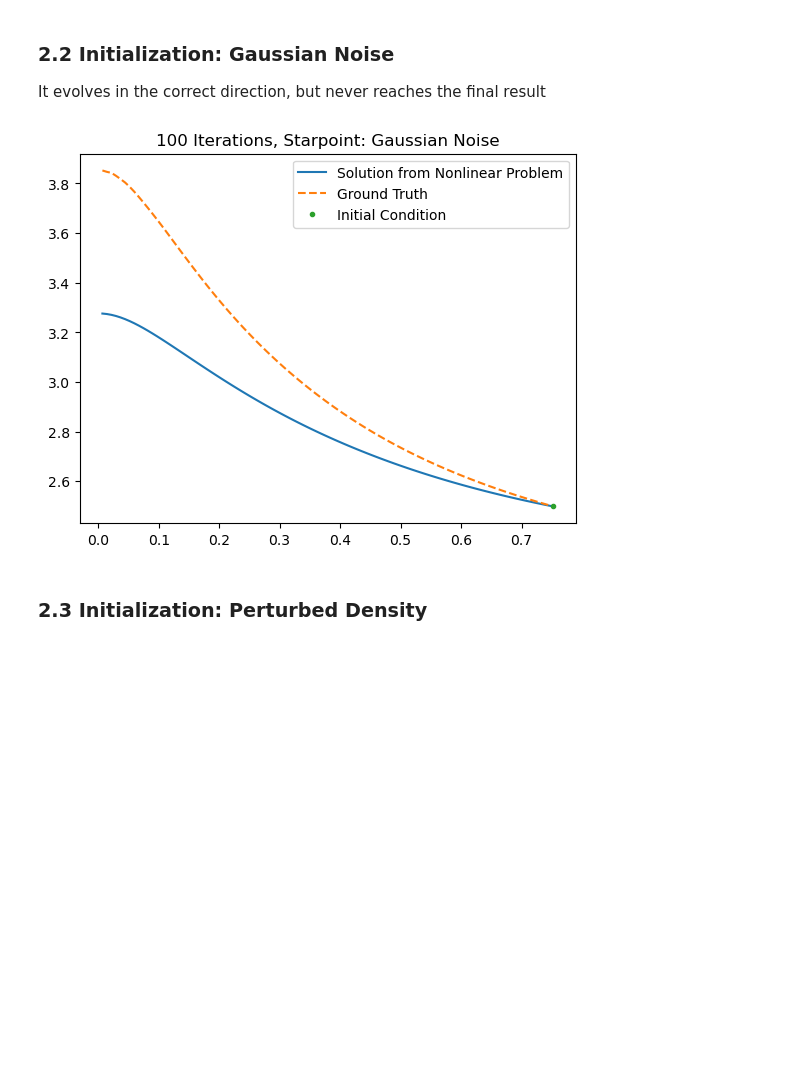
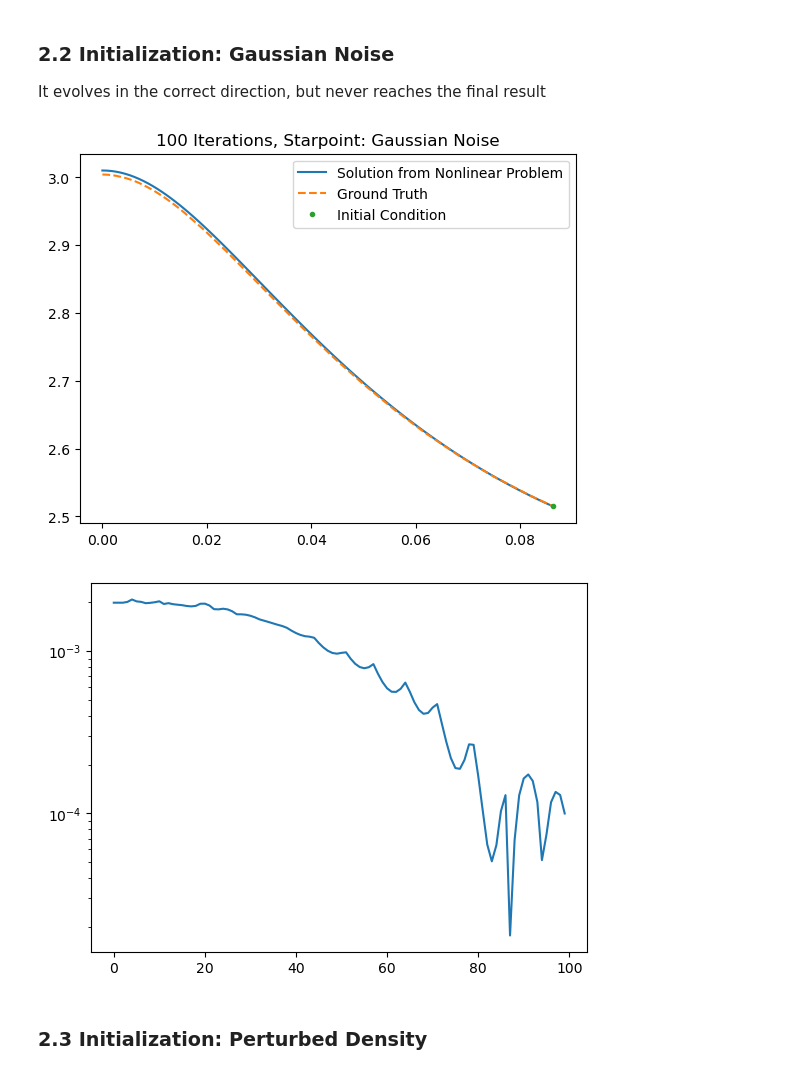
Before and after one commit to Poincare-code/henri, a Jupyter notebook: notebooks/validation-notebooks/Relevant/Non_Linear_Implementation.ipynb, the cells around one changed output. Cells and saved outputs as stored; diff of their text form; code cells hidden in the pictures; blank space fills up the shorter version.

```diff
--- a/notebooks/validation-notebooks/Relevant/Non_Linear_Implementation.ipynb
+++ b/notebooks/validation-notebooks/Relevant/Non_Linear_Implementation.ipynb
@@ -109,7 +109,7 @@ in which $\delta S_{1}$ and $\delta \psi$ can be interpreted as the covariance o
 ## 2. Solver
 # %%
 # Definition of the source term S1
-S1 = - 2*np.pi*rho
+S1 = - 2*np.pi*rho*psi**6
 
 # Symbol nomenclature
 r     = sp.symbols('r')
@@ -117,7 +117,7 @@ n     = sp.symbols('n')
 R_max = sp.symbols('R_max')
 
 # Definition of the basis functions
-basis_func = sp.sqrt(2) * sp.sin(n * sp.pi * r / R_max) / (n**2 * r)
+basis_func = sp.sqrt(2) * sp.sin(n * sp.pi * r / R_max) / (r * n**2)
 
 # Definition of the laplacian operator
 laplacian = lambda r, func: sp.diff(func, r, 2) + 2 / r * sp.diff(func, r)
@@ -189,36 +187,3 @@ def solve_ode(basis_func_matrix, design_matrix, y, S, L):
 # %% [markdown]
 ### 2.1 Initialization: Correct Solution
 The estimation is correct, however, more numerical steps increases the deviation from the correct solution
-# %%
-psi_init = psi
-N = 25                               # Number of basis functions
-S = 1.0e-3*np.identity(len(R)+1)     # Sigma matrix
-L = 1.0e-1*np.identity(N+1)             #
-
-# Define the arrays which store the variables
-iteration_steps        = 5
-psi_mean_storage       = np.zeros((len(psi), iteration_steps+1))
-psi_var_storage        = np.zeros((len(psi), len(psi), iteration_steps+1))
-residu                 = np.zeros((len(psi), iteration_steps+1))
-
-# Initialization
-psi_mean_storage[:, 0] = psi_init
-
-# Boundary condition value
-y_BC2 = psi[-1] # np.array([1 + m[-1]/(2*R[-1])])
-
-basis_func_matrix, design_matrix = construct_design_matrix(R, N, basis_func, laplacian)
-source_term = construct_source_term(S1, psi_init, y_BC2)
-
-for i in tqdm(range(1, iteration_steps + 1)):
-
-    solution_mean_primal, source_func_mean_primal, _, w, _ = solve_ode(basis_func_matrix, design_matrix, source_term, S, L)
-    psi_mean_storage[:, i] = solution_mean_primal
-    residu[:, i] = np.abs(source_func_mean_primal - source_term[:-1])
-    source_term = construct_source_term(S1, solution_mean_primal, y_BC2)
-
-plt.plot(R, solution_mean_primal, label="Solution from Nonlinear Problem")
-plt.plot(R, psi, ls='--', label="Ground Truth")
-plt.plot(np.max(R), y_BC2, marker='.', ls='none', label="Initial Condition")
-plt.title("5 Iterations, Starpoint: Correct Solution")
-plt.legend();
@@ -226,0 +256,3 @@ plt.legend();
+# %%
+for i in range(iteration_steps):
+    plt.plot(np.diag(L_squared_storage[:,:,i]))
@@ -234,34 +268,39 @@ S = 1.0e-3*np.identity(len(R)+1)     # Sigma matrix
 L = 1.0e-1*np.identity(N+1)             #
 
 # Define the arrays which store the variables
 iteration_steps        = 1000
 psi_mean_storage       = np.zeros((len(psi), iteration_steps+1))
 psi_var_storage        = np.zeros((len(psi), len(psi), iteration_steps+1))
 residu                 = np.zeros((len(psi), iteration_steps+1))
 
 # Initialization
 psi_mean_storage[:, 0] = psi_init
 
 # Boundary condition value
 y_BC2 = psi[-1] # np.array([1 + m[-1]/(2*R[-1])])
 
 basis_func_matrix, design_matrix = construct_design_matrix(R, N, basis_func, laplacian)
 source_term = construct_source_term(S1, psi_init, y_BC2)
 
 for i in tqdm(range(1, iteration_steps + 1)):
 
     solution_mean_primal, source_func_mean_primal, _, w, _ = solve_ode(basis_func_matrix, design_matrix, source_term, S, L)
     psi_mean_storage[:, i] = solution_mean_primal
     residu[:, i] = np.abs(source_func_mean_primal - source_term[:-1])
     source_term = construct_source_term(S1, solution_mean_primal, y_BC2)
 
 plt.plot(R, solution_mean_primal, label="Solution from Nonlinear Problem")
 plt.plot(R, psi, ls='--', label="Ground Truth")
 plt.plot(np.max(R), y_BC2, marker='.', ls='none', label="Initial Condition")
 plt.title("100 Iterations, Starpoint: Gaussian Noise")
 plt.legend();
+
+plt.figure(3)
+plt.plot(np.abs(solution_mean_primal - psi)/psi)
+plt.yscale("log")
 # %% [output]
-[figure, old version]
+[figure, new version]
+[figure, added]
 # %% [markdown]
 ### 2.3 Initialization: Perturbed Density
 # %%
```
Also changed, not shown: parts of 8 cells of this notebook, 2 other files.
